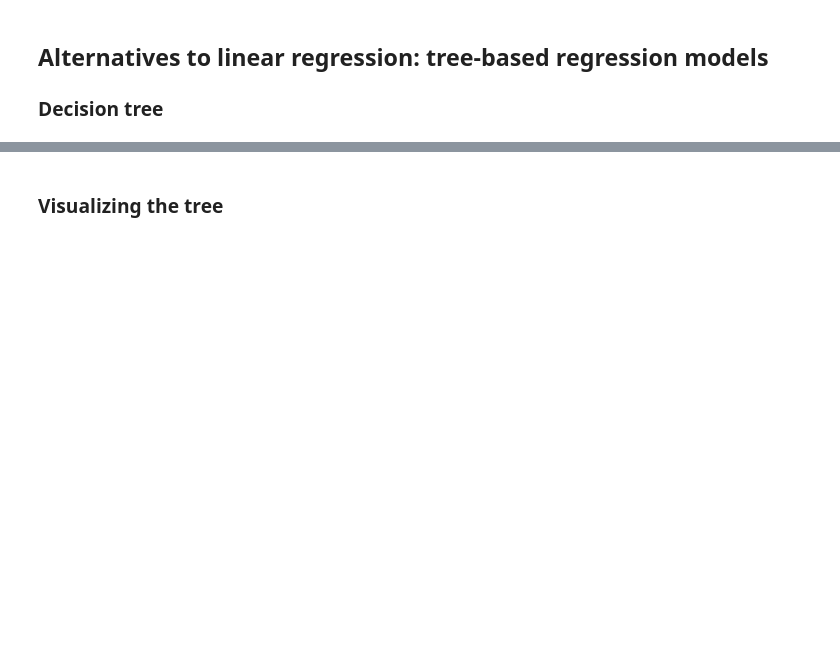
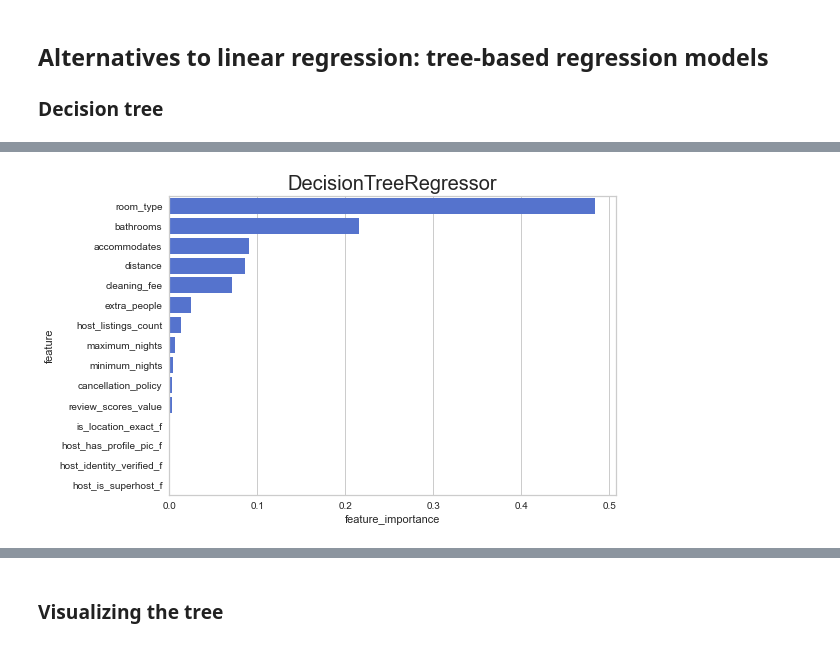
Before and after one commit to mtorabirad/PricePrediction, a Jupyter notebook: Notebook.ipynb, the cells around one changed output, grey strips where cells are left out. Cells and saved outputs as stored; diff of their text form; code cells hidden in the pictures; blank space fills up the shorter version.

```diff
--- a/Notebook.ipynb
+++ b/Notebook.ipynb
@@ -1368,3 +1384,24 @@ Wall time: 2.89 s
+# %%
+# udfs ----
+
+# function for creating a feature importance dataframe
+def imp_df(column_names, importances):
+    df = pd.DataFrame({'feature': column_names,
+                       'feature_importance': importances}) \
+           .sort_values('feature_importance', ascending = False) \
+           .reset_index(drop = True)
+    return df
+
+# plotting a feature importance dataframe (horizontal barchart)
+def var_imp_plot(imp_df, title):
+    imp_df.columns = ['feature', 'feature_importance']
+    sns.barplot(x = 'feature_importance', y = 'feature', data = imp_df, orient = 'h', color = 'royalblue') \
+       .set_title(title, fontsize = 20)
+# %%
+base_imp = imp_df(model_2_features, model_2.feature_importances_)
+var_imp_plot(base_imp, str(type(model).__name__))
+# %% [output]
+[figure, added]
 # %%
 %%capture cap
 EvaluateTheModelObj = EvaluateTheModel(model, FitPredictObj.X_train, FitPredictObj.X_test, FitPredictObj.y_train, FitPredictObj.y_test, FitPredictObj.y_train_pred, FitPredictObj.y_test_pred)
```
Also changed, not shown: parts of 17 cells of this notebook, 4 other files.
